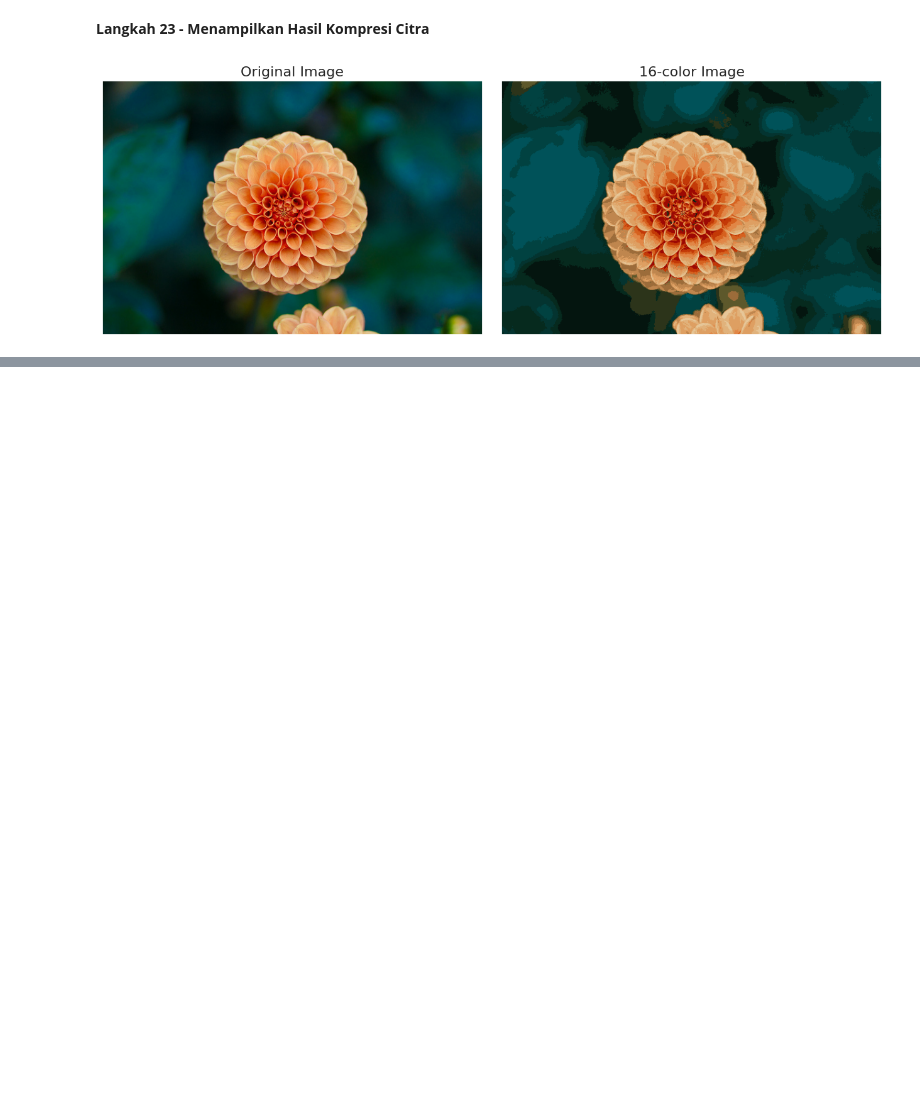
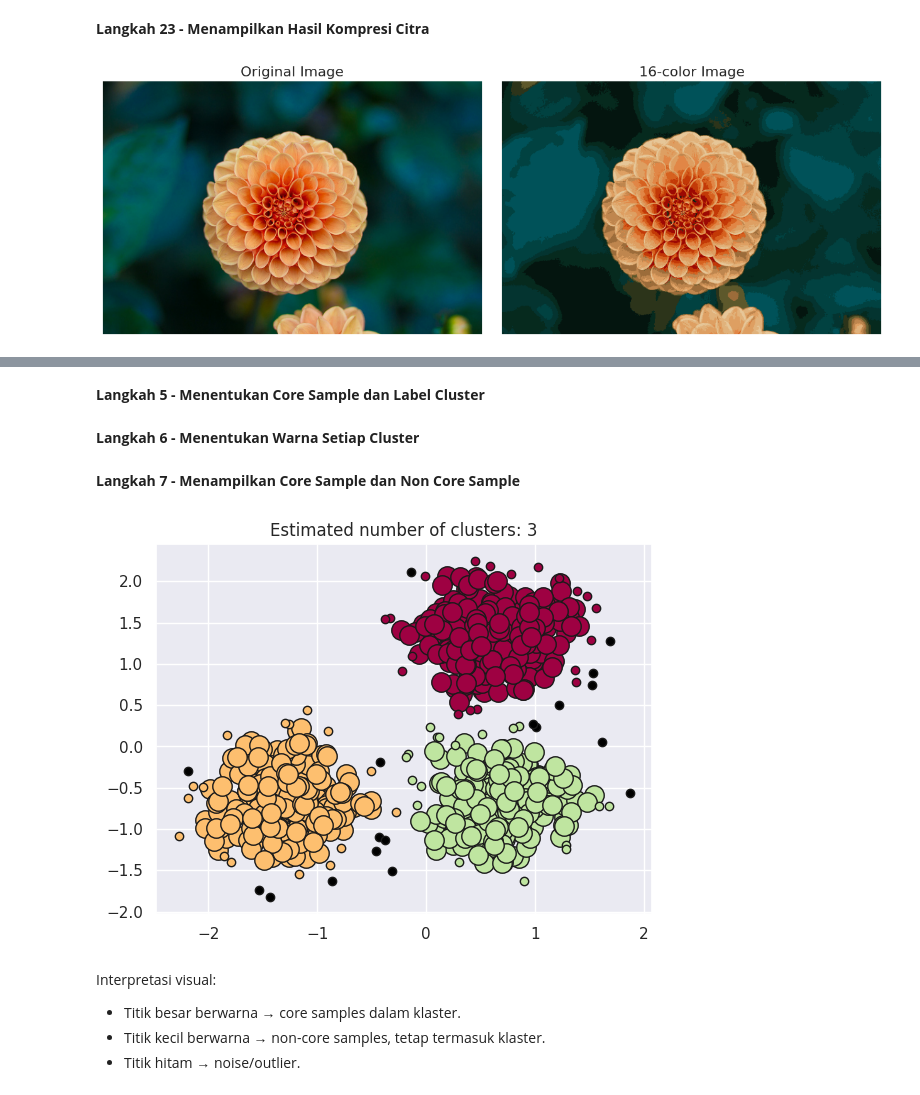
Before and after one commit to nurilhuda05/Pembelajaran_Mesin_2026, a Jupyter notebook: TG4_244107020004_Muhammad_Nuril_Huda.ipynb, the cells around one changed output, grey strips where cells are left out. Saved outputs shown, nothing was run; the diff lists cells and outputs as text; code cells hidden in the pictures; blank space fills up the shorter version.

```diff
--- a/TG4_244107020004_Muhammad_Nuril_Huda.ipynb
+++ b/TG4_244107020004_Muhammad_Nuril_Huda.ipynb
@@ -380,0 +408,12 @@ ax[1].set_title('16-color Image', size=16);
+# %%
+import numpy as np
+
+from sklearn import metrics
+from sklearn.cluster import DBSCAN
+
+db = DBSCAN(eps=0.3, min_samples=10).fit(X)
+labels = db.labels_
+
+# Number of clusters in labels, ignoring noise if present.
+n_clusters_ = len(set(labels)) - (1 if -1 in labels else 0)
+n_noise_ = list(labels).count(-1)
@@ -380,0 +462,50 @@ ax[1].set_title('16-color Image', size=16);
+# %% [markdown]
+**Langkah 5 - Menentukan Core Sample dan Label Cluster**
+# %%
+unique_labels = set(labels)
+core_samples_mask = np.zeros_like(labels, dtype=bool)
+core_samples_mask[db.core_sample_indices_] = True
+# %% [markdown]
+**Langkah 6 - Menentukan Warna Setiap Cluster**
+# %%
+colors = [plt.cm.Spectral(each) for each in np.linspace(0, 1, len(unique_labels))]
+# %% [markdown]
+**Langkah 7 - Menampilkan Core Sample dan Non Core Sample**
+# %%
+for k, col in zip(unique_labels, colors):
+    if k == -1:
+        # Black used for noise.
+        col = [0, 0, 0, 1]
+
+    class_member_mask = labels == k
+
+    xy = X[class_member_mask & core_samples_mask]
+    plt.plot(
+        xy[:, 0],
+        xy[:, 1],
+        "o",
+        markerfacecolor=tuple(col),
+        markeredgecolor="k",
+        markersize=14,
+    )
+    xy = X[class_member_mask & ~core_samples_mask]
+    plt.plot(
+        xy[:, 0],
+        xy[:, 1],
+        "o",
+        markerfacecolor=tuple(col),
+        markeredgecolor="k",
+        markersize=6,
+    )
+
+
+plt.title(f"Estimated number of clusters: {n_clusters_}")
+plt.show()
+# %% [output]
+[figure, added]
+# %% [markdown]
+Interpretasi visual:
+
+*   Titik besar berwarna → core samples dalam klaster.
+*   Titik kecil berwarna → non-core samples, tetap termasuk klaster.
+*   Titik hitam → noise/outlier.
```
Also changed, not shown: parts of 15 cells of this notebook.
